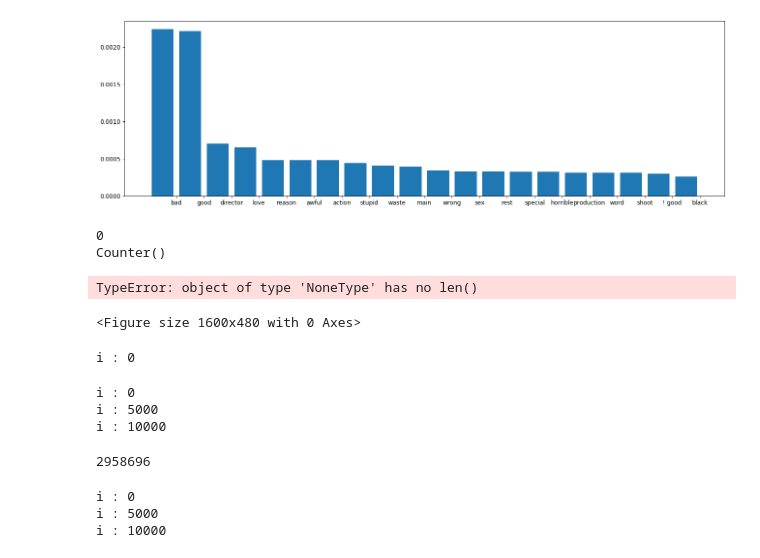
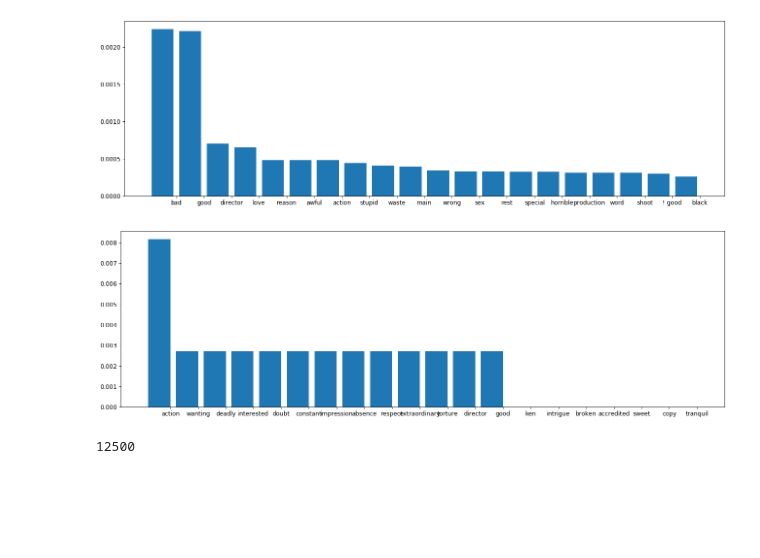
Before and after one commit to lucerne/com_metrics_chatbot, a Jupyter notebook: code/analysis/analyze_aclImdb.ipynb, the cells around one changed output. Cells and saved outputs as stored; diff of their text form; code cells hidden in the pictures; blank space fills up the shorter version.

```diff
--- a/code/analysis/analyze_aclImdb.ipynb
+++ b/code/analysis/analyze_aclImdb.ipynb
@@ -735,56 +738,19 @@ plt.xticks(indexes + width * 0.5, labels)
 plt.show()
 # %% [output]
 [figure]
+# %%
+read_files = glob.glob(posTrainDir + '*.txt')
+countersPos, sizesPos = docTermFreq(read_files, emos)
 # %%
-'''
-Emotion words histogram
-'''
-directory = posTrainDir + '*.txt'
-counterPosEmos = Counter('')
-i = 0
-print(len(counterPosEmos.keys()))
-counterWordIdf = invDocFreq(counterPosEmos.keys(), directory)
+print(len(countersPos))
+print(len(sizesPos))
 
-print(counterWordIdf)
 plt.figure(num=None, figsize=(20, 6), dpi=80, facecolor='w', edgecolor='k')
-labels, values = rankCounter(counterWordIdf)
+labels, values = rankCounter(countersPos[0])
+values = [v*1.0/sizesPos[0] for v in values]
 indexes = np.arange(len(labels))
-width = 1
-plt.bar(indexes, values, width)
-plt.xticks(indexes + width * 0.5, labels)
+plt.bar(indexes, values, barwidth)
+plt.xticks(indexes + barwidth * 0.5, labels)
 plt.show()
 # %% [output]
-0
-Counter()
-TypeError: object of type 'NoneType' has no len()
-<Figure size 1600x480 with 0 Axes>
+[figure, added]
-# %%
-read_files = glob.glob(exampleDir + '*.txt')
-
-i = 0
-count = 0
-
-for infile in read_files:
-    with open(infile, 'r', errors='replace') as f:
-        count += totalWords(f)
-        if (i % 5000 == 0):
-            print('i : ' + str(i))
-        i += 1
-# %% [output]
-i : 0
-# %%
-read_files = glob.glob(posTrainDir + '*.txt')
-
-i = 0
-totWords = 0
-
-for infile in read_files:
-    with open(infile, 'r', errors='replace') as f:
-        totWords += totalWords(f)
-        if (i % 5000 == 0):
-            print('i : ' + str(i))
-        i += 1
-# %% [output]
-i : 0
-i : 5000
-i : 10000
@@ -791,20 +761,4 @@ i : 10000
 # %%
-print(countPosTrain)
+print(szPos)
 # %% [output]
-2958696
+12500
-# %%
-read_files = glob.glob(negTrainDir + '*.txt')
-
-i = 0
-countNegTrain = 0
-
-for infile in read_files:
-    with open(infile, 'r', errors='replace') as f:
-        countNegTrain += totalWords(f)
-        if (i % 5000 == 0):
-            print('i : ' + str(i))
-        i += 1
-# %% [output]
-i : 0
-i : 5000
-i : 10000
```
Also changed, not shown: parts of 8 cells of this notebook, 1 other file.
